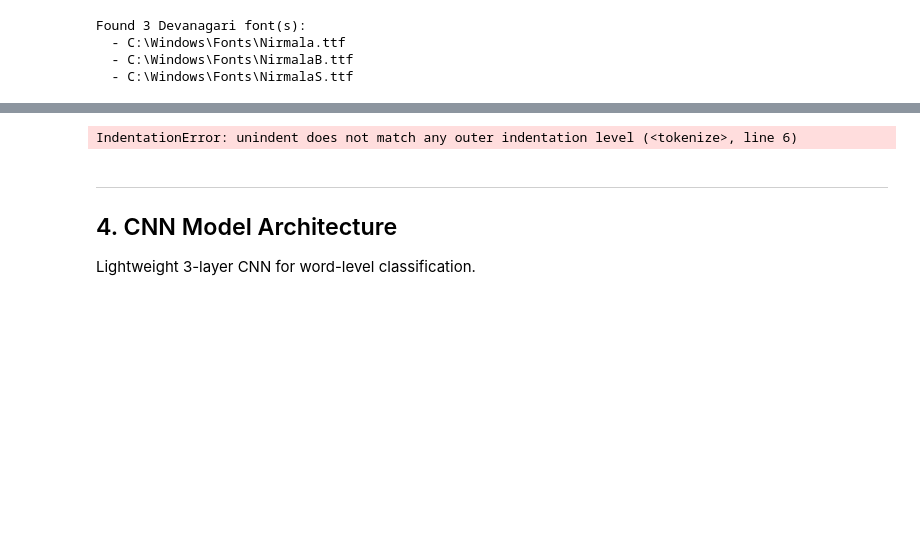
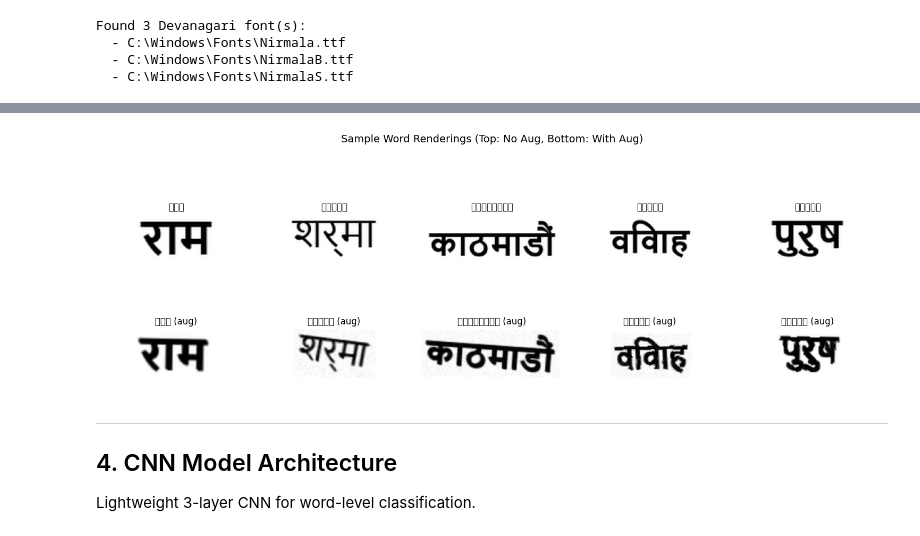
Before and after one commit to sandeshbhatta495/Protobytes-2.0-team-MANGALBak, a Jupyter notebook: handwriting_recognition/cnn_model/nepali_handwriting_recognition.ipynb, the cells around one changed output, grey strips where cells are left out. Cells and saved outputs as stored; diff of their text form; code cells hidden in the pictures; blank space fills up the shorter version.

```diff
--- a/handwriting_recognition/cnn_model/nepali_handwriting_recognition.ipynb
+++ b/handwriting_recognition/cnn_model/nepali_handwriting_recognition.ipynb
@@ -380,32 +399,33 @@ ERROR: No matching distribution found for matplotlib.pyplot
 # %%
+import matplotlib.pyplot as plt
 # ── Test rendering a few words ──
+if FONT_PATHS:  # Only run if fonts are available
 
-if FONT_PATHS:  # Only run if fonts are available
-        import matplotlib.pyplot as plt
 
     test_words = ["राम", "शर्मा", "काठमाडौं", "विवाह", "पुरुष"]
 
     fig, axes = plt.subplots(2, 5, figsize=(15, 6))
     fig.suptitle('Sample Word Renderings (Top: No Aug, Bottom: With Aug)', fontsize=14)
 
     for i, word in enumerate(test_words):
         # No augmentation
         img_clean = render_word(word, augment=False)
         axes[0, i].imshow(img_clean, cmap='gray')
         axes[0, i].set_title(word)
         axes[0, i].axis('off')
 
         # With augmentation
         img_aug = render_word(word, augment=True)
         axes[1, i].imshow(img_aug, cmap='gray')
+        axes[1, i].set_title(word + " (aug)")
         axes[1, i].axis('off')
 
     plt.tight_layout()
     plt.show()
 else:
     print("Skipping rendering test - no fonts available")
 # %% [output]
-IndentationError: unindent does not match any outer indentation level (<tokenize>, line 6)
+[figure, added]
 # %%
 # ── Dataset generation function ──
 
```
Also changed, not shown: parts of 14 cells of this notebook.
